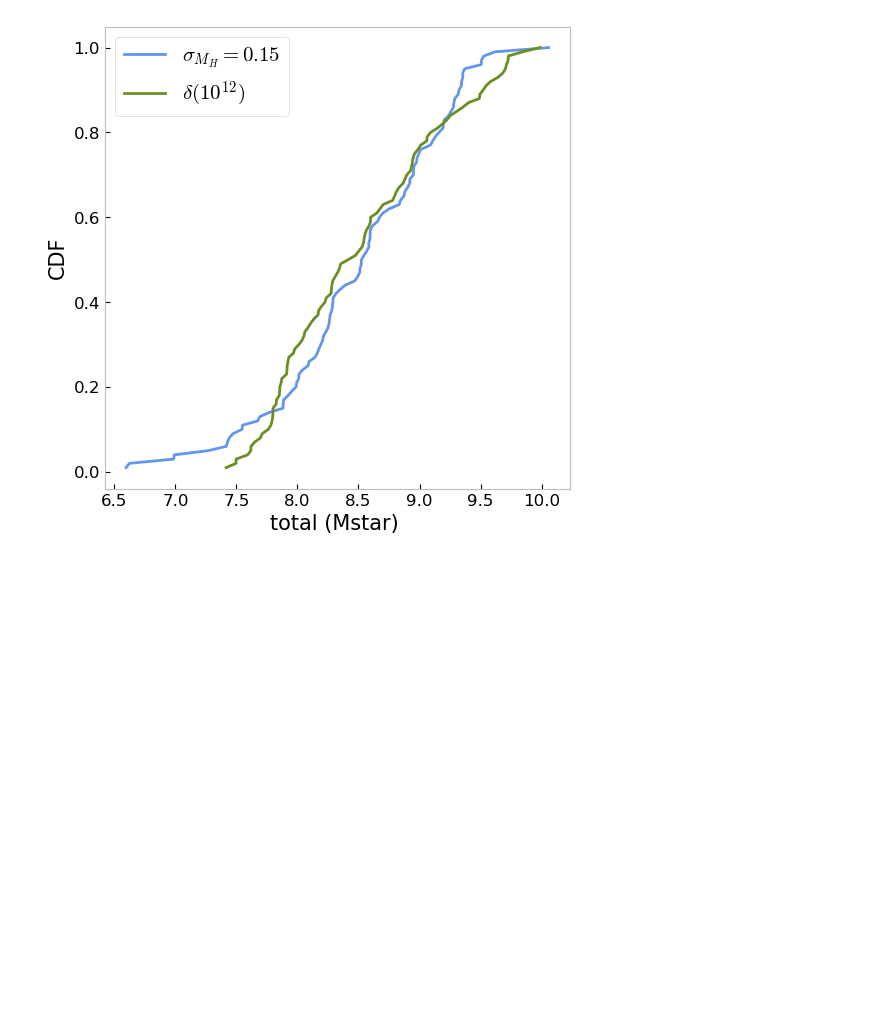
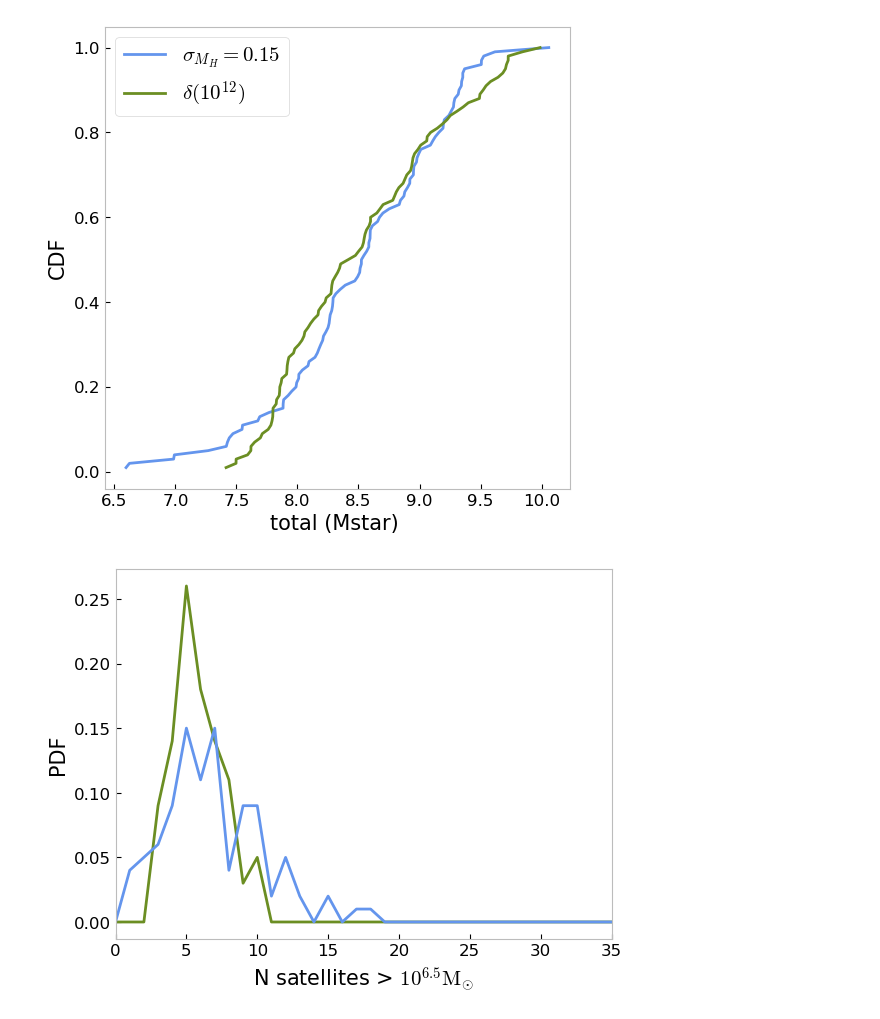
Before and after one commit to jsmonzon/SatGen, a Jupyter notebook: mcmc/notebooks/cross_host.ipynb, the cells around one changed output. Drawn from its saved outputs; the diff is of its cells as text; code cells hidden in the pictures; blank space fills up the shorter version.

```diff
--- a/mcmc/notebooks/cross_host.ipynb
+++ b/mcmc/notebooks/cross_host.ipynb
@@ -89,6 +89,15 @@ plt.legend(fontsize=15)
 plt.show()
 # %% [output]
 [figure]
+# %%
+plt.plot(stat_delta.PNsat_range, stat_delta.PNsat, c="olivedrab")
+plt.plot(stat_lognormal.PNsat_range, stat_lognormal.PNsat, c="cornflowerblue")
+plt.xlabel("N satellites > $10^{"+str(lognorm.min_mass)+"} \mathrm{M_{\odot}}$", fontsize=15)
+plt.ylabel("PDF", fontsize=15)
+plt.xlim(0,35)
+plt.show()
+# %% [output]
+[figure, added]
 # %%
 # lgMs_CLF = jsm_SHMR.general(theta_fid, mass_mat_CLF, 0, 1)
 
```
Also changed, not shown: 11 other files.
